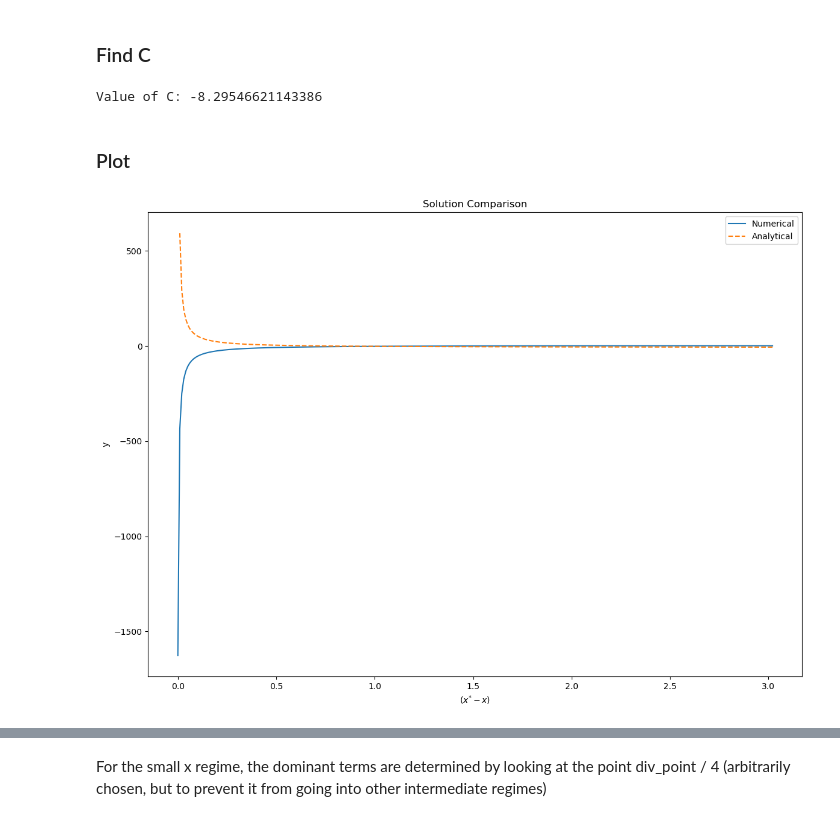
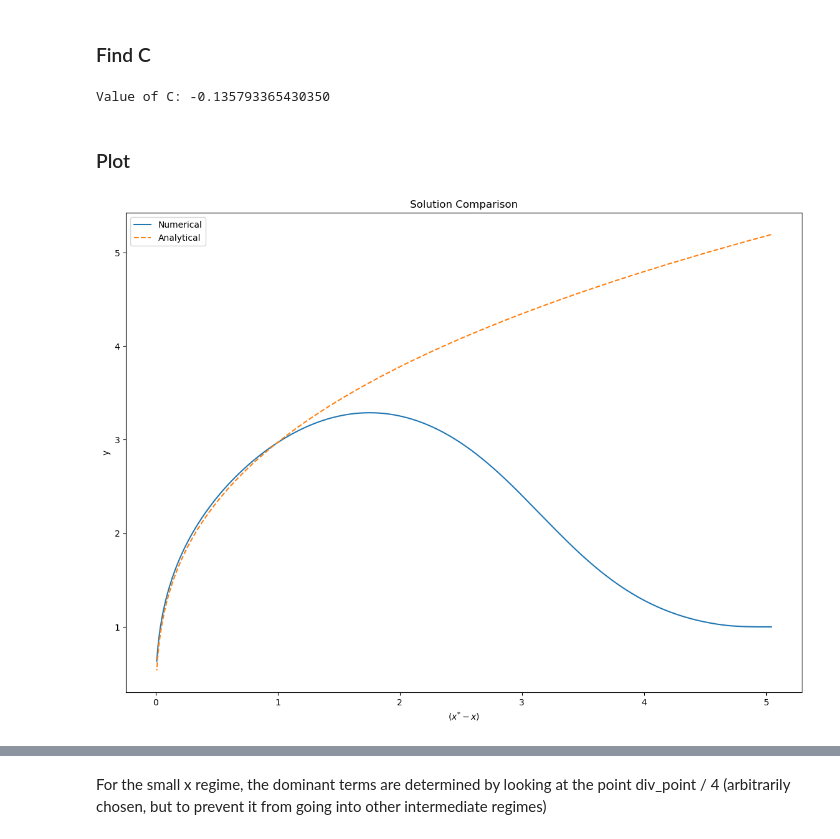
Before and after one commit to kayliehausknecht/AM201-Dataset, a Jupyter notebook: Code/new_ODE_solver.ipynb, the cells around one changed output, grey strips where cells are left out. Cells and saved outputs as stored; diff of their text form; code cells hidden in the pictures.

```diff
--- a/Code/new_ODE_solver.ipynb
+++ b/Code/new_ODE_solver.ipynb
@@ -435,0 +435,11 @@ The solution diverges at x = 3.0203020302030206
+# %%
+def find_divergence_x_value(solution, component_index=0, threshold=1e3):
+    y_values = solution.y[-1]
+    return solution.t[-1], y_values  # Return None if the solution does not diverge within the given range
+
+# Example usage:
+div_point, index = find_divergence_x_value(solution_with_y3, component_index=0)
+if div_point is not None:
+    print(f"The solution diverges at x = {div_point}")
+else:
+    print("The solution does not diverge within the given range")
@@ -436,5 +448,6 @@ The solution diverges at x = 3.0203020302030206
 # %% [markdown]
 **Plotting the dominant balances**
 # %%
+terms = -terms
 terms
 # %% [output]
@@ -512,8 +503,6 @@ div_point
 # %% [markdown]
 ### Find the two largest terms at the divergence point
 # %%
-from sympy import Derivative, symbols
-
 # Define the symbolic variable y and x
 y, x = symbols('y x')
 
@@ -521,15 +510,12 @@ y, x = symbols('y x')
 def translate_to_differential(expr):
     return expr.subs({y0: y, y1: Derivative(y, x), y2: Derivative(y, x, x)})
 
-# Assuming new_terms, solution_with_y3, and other variables are already defined as per your context
-
-# Steps to find indices of two largest terms at the last x-value
+# Steps to find index of the largest term at the last x-value
 last_x_value = solution_with_y3.t[-1]
 evaluated_at_last_x = [abs(term[-1]) for term in list_of_terms]
-evaluated_at_last_x.append(abs(term5[-1]))  # Including term5 (sum of all terms)
 terms_with_index = [(i, value) for i, value in enumerate(evaluated_at_last_x)]
 terms_with_index.sort(key=lambda x: x[1], reverse=True)
-largest_terms_indices = [terms_with_index[0][0], terms_with_index[1][0]]
+largest_terms_indices = [terms_with_index[0][0]]
 
 # Translate the largest term into its differential form
 largest_term_index = largest_terms_indices[0]
@@ -610,8 +593,6 @@ Nonzero solution found: alpha = -6, p = -1
 # %% [markdown]
 ### Find C
 # %%
-from sympy import symbols, solve
-
 x_value = solution_with_y3.t[-100]
 y_value = solution_with_y3.y[0, -100]
 
@@ -619,10 +600,12 @@ y_value = solution_with_y3.y[0, -100]
 x, C = symbols('x C')
 
 # The formula
-y_formula = alpha_val * (x - div_point)**p_val + C
+y_formula = alpha_val * -(div_point-x)**p_val + C
 
 # Create an equation by substituting x_value and y_value
 equation_for_C = Eq(y_value, y_formula.subs(x, x_value))
+
+# print(equation_for_C)
 
 # Solve for C
 C_value = solve(equation_for_C, C)
@@ -634,7 +617,7 @@ if C_value:
 else:
     print("No solution found for C.")
 # %% [output]
-Value of C: -8.29546621143386
+Value of C: -0.135793365430350
 # %% [markdown]
 ### Plot
 # %%
@@ -642,15 +625,21 @@ Value of C: -8.29546621143386
 def analyticalapproximation(x):
     return np.sign((x-div_point)) * alpha_val * (np.abs((x-div_point))) ** p_val + C_solution
 # %%
+# Remove the last element from solution_with_y3.t
+modified_t_values = solution_with_y3.t[:-1]
+
+# Calculate the analytical approximation using the modified t values
+Yana = analyticalapproximation(modified_t_values)
+
+# Plotting
 plt.figure(figsize=[14, 10])
-plt.plot((div_point-solution_with_y3.t), solution_with_y3.y[0,:],'-',label = 'Numerical')
-Yana = analyticalapproximation(solution_with_y3.t)
-plt.plot((div_point-solution_with_y3.t), Yana,'--',label = 'Analytical')
+plt.plot((div_point - modified_t_values), solution_with_y3.y[0, :-1], '-', label='Numerical')
+plt.plot((div_point - modified_t_values), Yana, '--', label='Analytical')
 plt.title("Solution Comparison")
-# plt.xlim([1e-10,1])
+# plt.xlim([1e-10,1])  # Uncomment if you need to set x-axis limits
 plt.xlabel("$(x^{*}-x)$")
 plt.ylabel("y")
 plt.legend()
 plt.show()
 # %% [output]
-[figure, old version]
+[figure, new version]
```
Also changed, not shown: parts of 14 cells of this notebook.
